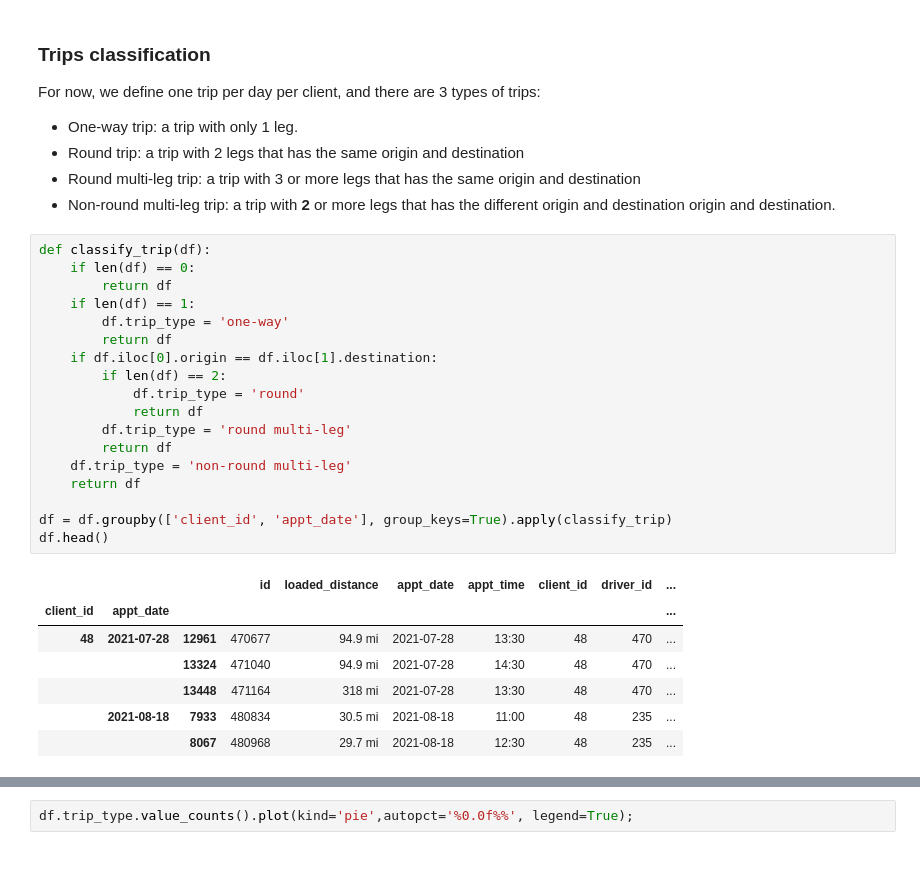
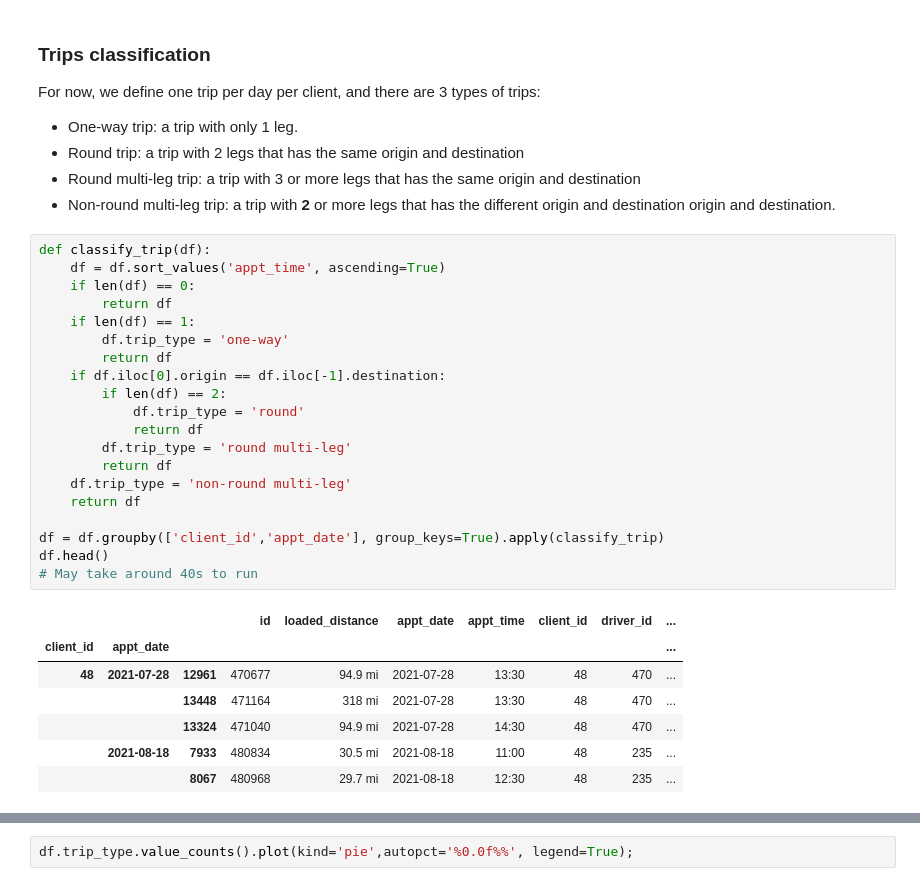
Before and after one commit to LBY777/volunteer_recruitment, a Jupyter notebook: trip_classfication.ipynb, the cells around one changed output, grey strips where cells are left out. Drawn from its saved outputs; the diff is of its cells as text.

Commit message:
updated trip_classification.ipynb and assignments_clasified.csv

```diff
--- a/trip_classfication.ipynb
+++ b/trip_classfication.ipynb
@@ -34,27 +34,29 @@ For now, we define one trip per day per client, and there are 3 types of trips:
 - Non-round multi-leg trip: a trip with **2** or more legs that has the different origin and destination origin and destination. <br>
 # %%
 def classify_trip(df):
+    df = df.sort_values('appt_time', ascending=True)
     if len(df) == 0:
         return df
     if len(df) == 1:
         df.trip_type = 'one-way'
         return df
-    if df.iloc[0].origin == df.iloc[1].destination:
+    if df.iloc[0].origin == df.iloc[-1].destination:
         if len(df) == 2:
             df.trip_type = 'round'
             return df
         df.trip_type = 'round multi-leg'
         return df
     df.trip_type = 'non-round multi-leg'
     return df
 
-df = df.groupby(['client_id', 'appt_date'], group_keys=True).apply(classify_trip)
+df = df.groupby(['client_id','appt_date'], group_keys=True).apply(classify_trip)
 df.head()
+# May take around 40s to run
 # %% [output]
 |  |  |  | id | loaded_distance | appt_date | appt_time | client_id | driver_id | ... |
 | client_id | appt_date |  |  |  |  |  |  |  | ... |
 | 48 | 2021-07-28 | 12961 | 470677 | 94.9 mi | 2021-07-28 | 13:30 | 48 | 470 | ... |
+|  |  | 13448 | 471164 | 318 mi | 2021-07-28 | 13:30 | 48 | 470 | ... |
 |  |  | 13324 | 471040 | 94.9 mi | 2021-07-28 | 14:30 | 48 | 470 | ... |
-|  |  | 13448 | 471164 | 318 mi | 2021-07-28 | 13:30 | 48 | 470 | ... |
 |  | 2021-08-18 | 7933 | 480834 | 30.5 mi | 2021-08-18 | 11:00 | 48 | 235 | ... |
 |  |  | 8067 | 480968 | 29.7 mi | 2021-08-18 | 12:30 | 48 | 235 | ... |
```
Also changed, not shown: parts of 3 cells of this notebook, 1 other file.
